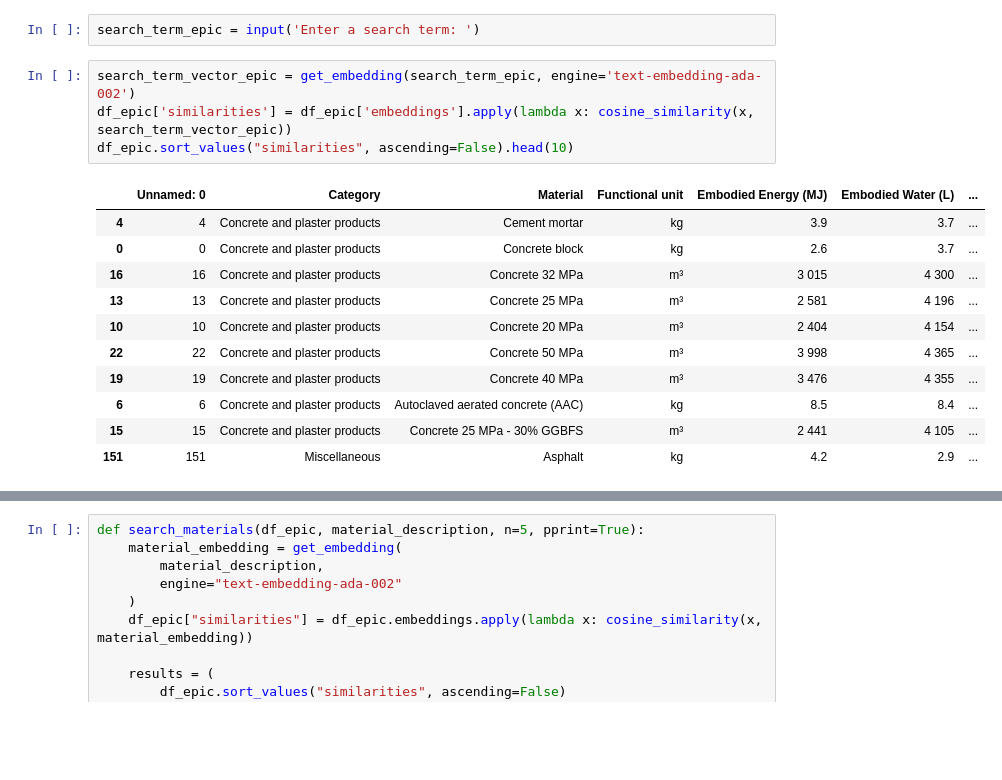
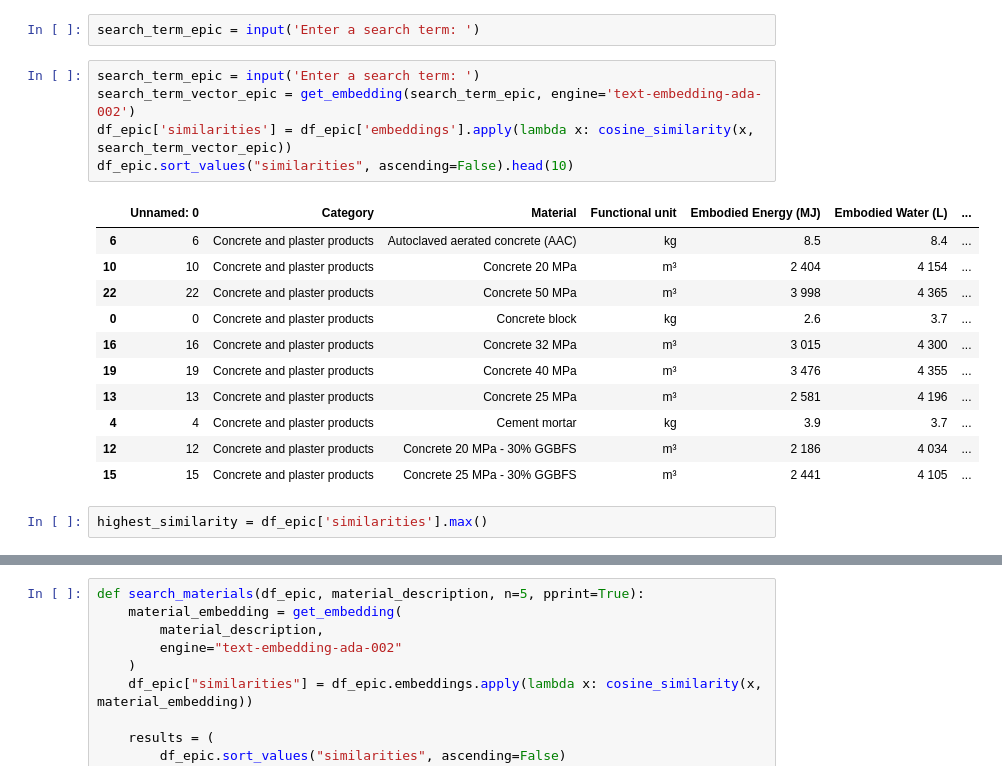
Before and after one commit to KarsonKKC/FADA3030, a Jupyter notebook: embaddings testing.ipynb, the cells around one changed output, grey strips where cells are left out. Drawn from its saved outputs; the diff is of its cells as text; blank space fills up the shorter version.

```diff
--- a/embaddings testing.ipynb
+++ b/embaddings testing.ipynb
@@ -155,18 +155,21 @@ df_epic
 # %%
 search_term_epic = input('Enter a search term: ')
 # %%
+search_term_epic = input('Enter a search term: ')
 search_term_vector_epic = get_embedding(search_term_epic, engine='text-embedding-ada-002')
 df_epic['similarities'] = df_epic['embeddings'].apply(lambda x: cosine_similarity(x, search_term_vector_epic))
 df_epic.sort_values("similarities", ascending=False).head(10)
 # %% [output]
 |  | Unnamed: 0 | Category | Material | Functional unit | Embodied Energy (MJ) | Embodied Water (L) | ... |
-| 4 | 4 | Concrete and plaster products | Cement mortar | kg | 3.9 | 3.7 | ... |
+| 6 | 6 | Concrete and plaster products | Autoclaved aerated concrete (AAC) | kg | 8.5 | 8.4 | ... |
+| 10 | 10 | Concrete and plaster products | Concrete 20 MPa | m³ | 2 404 | 4 154 | ... |
+| 22 | 22 | Concrete and plaster products | Concrete 50 MPa | m³ | 3 998 | 4 365 | ... |
 | 0 | 0 | Concrete and plaster products | Concrete block | kg | 2.6 | 3.7 | ... |
 | 16 | 16 | Concrete and plaster products | Concrete 32 MPa | m³ | 3 015 | 4 300 | ... |
+| 19 | 19 | Concrete and plaster products | Concrete 40 MPa | m³ | 3 476 | 4 355 | ... |
 | 13 | 13 | Concrete and plaster products | Concrete 25 MPa | m³ | 2 581 | 4 196 | ... |
-| 10 | 10 | Concrete and plaster products | Concrete 20 MPa | m³ | 2 404 | 4 154 | ... |
-| 22 | 22 | Concrete and plaster products | Concrete 50 MPa | m³ | 3 998 | 4 365 | ... |
-| 19 | 19 | Concrete and plaster products | Concrete 40 MPa | m³ | 3 476 | 4 355 | ... |
-| 6 | 6 | Concrete and plaster products | Autoclaved aerated concrete (AAC) | kg | 8.5 | 8.4 | ... |
+| 4 | 4 | Concrete and plaster products | Cement mortar | kg | 3.9 | 3.7 | ... |
+| 12 | 12 | Concrete and plaster products | Concrete 20 MPa - 30% GGBFS | m³ | 2 186 | 4 034 | ... |
 | 15 | 15 | Concrete and plaster products | Concrete 25 MPa - 30% GGBFS | m³ | 2 441 | 4 105 | ... |
-| 151 | 151 | Miscellaneous | Asphalt | kg | 4.2 | 2.9 | ... |
+# %%
+highest_similarity = df_epic['similarities'].max()
```
Also changed, not shown: parts of 9 cells of this notebook, 2 other files.
